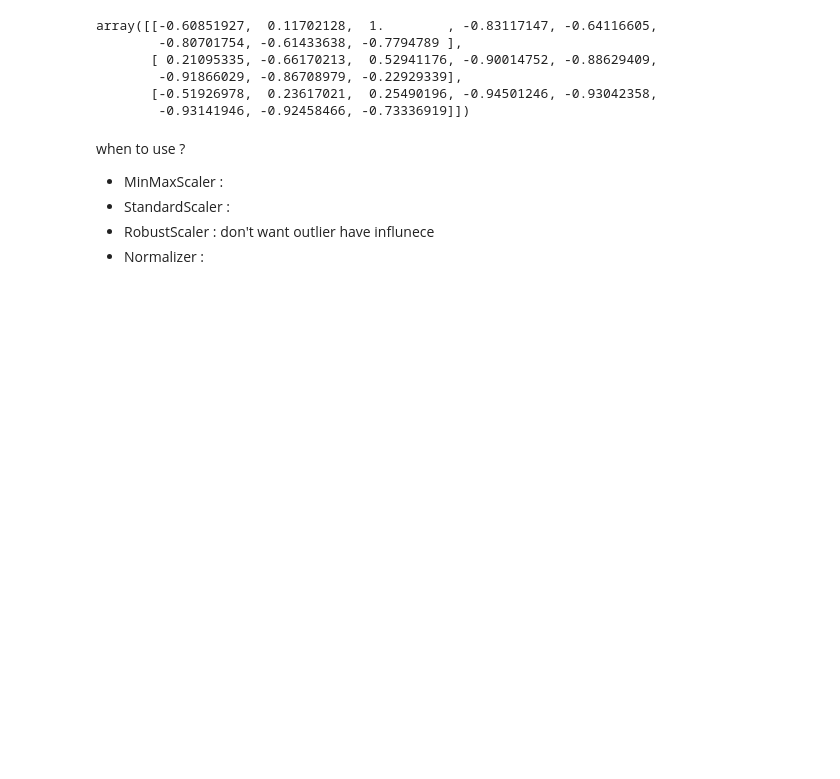
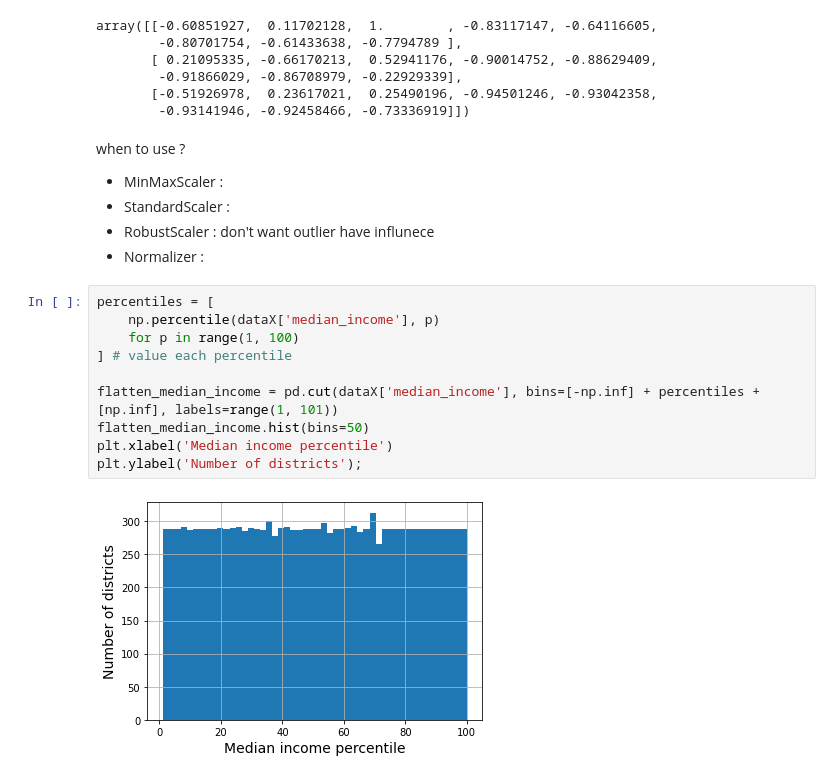
Before and after one commit to NickyAlan/Machine-Learning-in-2023, a Jupyter notebook: 2_name.ipynb, the cells around one changed output. Drawn from its saved outputs; the diff is of its cells as text; blank space fills up the shorter version.

```diff
--- a/2_name.ipynb
+++ b/2_name.ipynb
@@ -382,3 +382,15 @@ when to use ?
 - StandardScaler :
 - RobustScaler : don't want outlier have influnece
 - Normalizer :
+# %%
+percentiles = [
+    np.percentile(dataX['median_income'], p)
+    for p in range(1, 100)
+] # value each percentile
+
+flatten_median_income = pd.cut(dataX['median_income'], bins=[-np.inf] + percentiles + [np.inf], labels=range(1, 101))
+flatten_median_income.hist(bins=50)
+plt.xlabel('Median income percentile')
+plt.ylabel('Number of districts');
+# %% [output]
+[figure, added]
```
Also changed, not shown: parts of 10 cells of this notebook, 2 other files.
